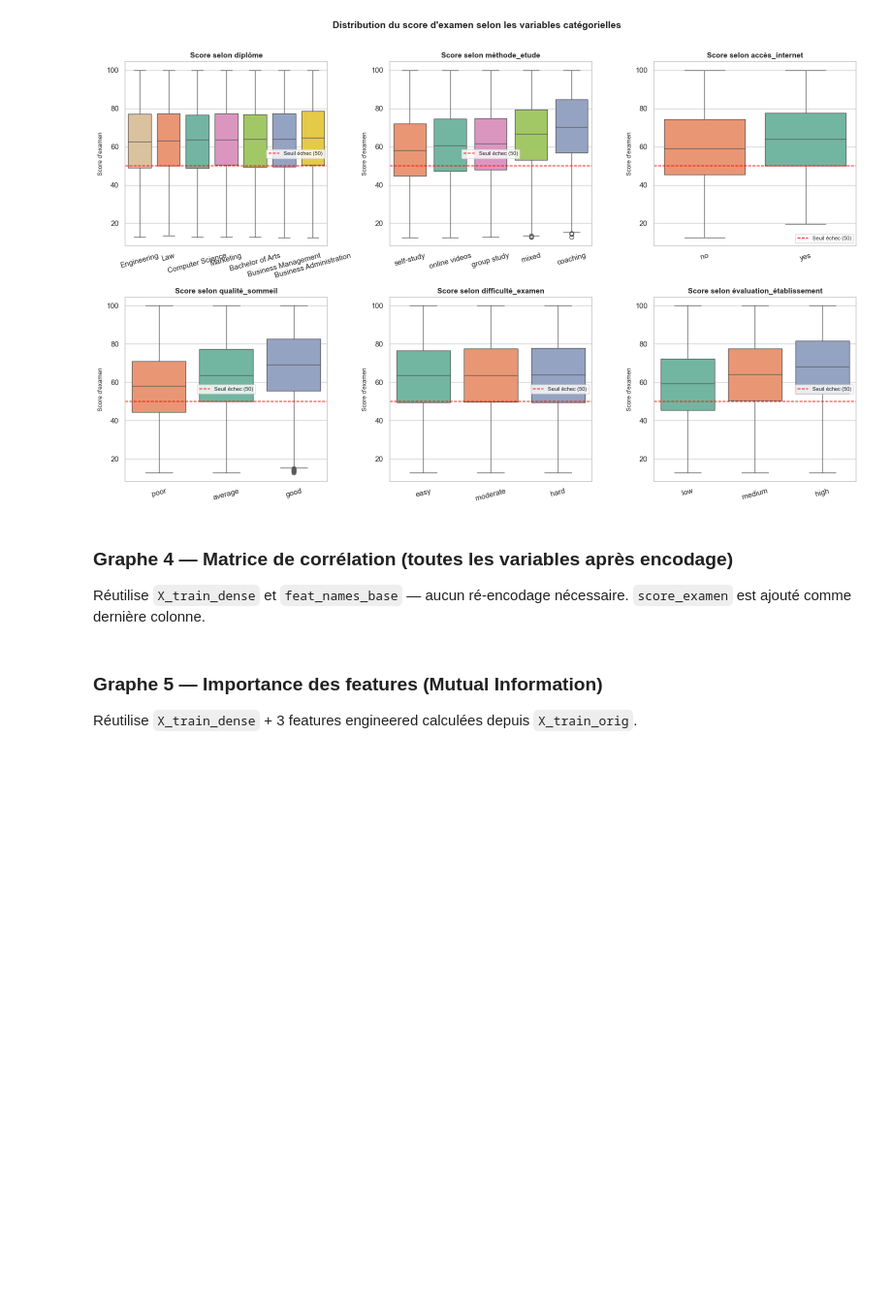
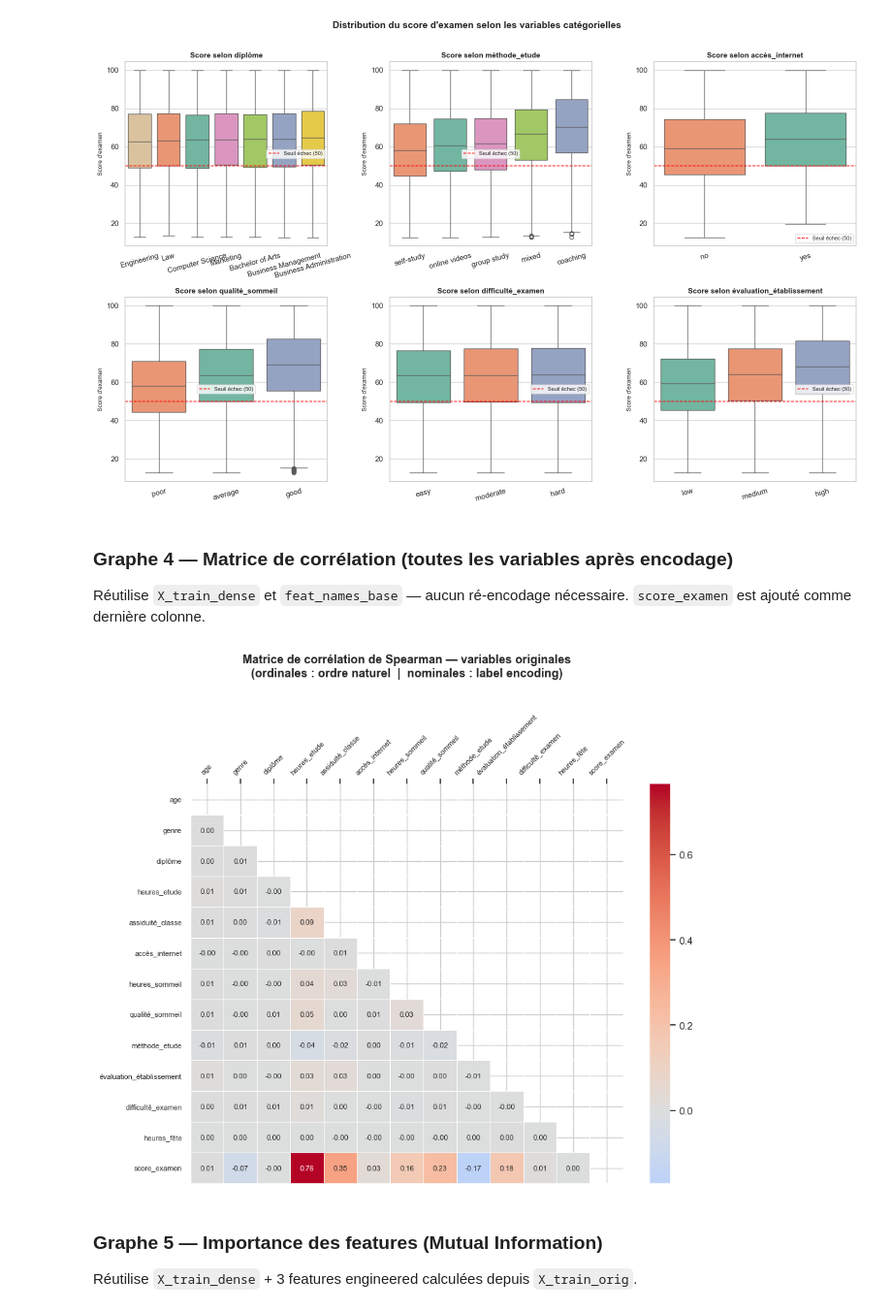
Before and after one commit to 22054/Smart-School-Project, a Jupyter notebook: Graph.ipynb, the cells around one changed output. Shown at 97% size. Drawn from its saved outputs; the diff is of its cells as text; code cells hidden in the pictures; blank space fills up the shorter version.

```diff
--- a/Graph.ipynb
+++ b/Graph.ipynb
@@ -562,7 +562,7 @@ from sklearn.preprocessing import LabelEncoder
 # Choisir le mode d'affichage de la matrice de corrélation :
 #   'compact'  → variables originales (13 colonnes), corrélation Spearman
 #   'expanded' → toutes les colonnes après encodage OHE (27 colonnes), corrélation Pearson
-corr_mode = 'expanded'  # 'compact' ou 'expanded'
+corr_mode = 'compact'
 
 if corr_mode == 'compact':
     df_corr = X_train_orig.copy()
@@ -585,33 +585,35 @@ if corr_mode == 'compact':
     title = 'Matrice de corrélation de Spearman — variables originales\n(ordinales : ordre naturel  |  nominales : label encoding)'
 
 else:  # 'expanded'
     df_corr = pd.DataFrame(X_train_dense, columns=feat_names_base)
     df_corr['score_examen'] = y_train.values
     corr_matrix = df_corr.corr(method='pearson')
     title = 'Matrice de corrélation de Pearson — toutes les colonnes après encodage OHE'
 
 mask = np.triu(np.ones_like(corr_matrix, dtype=bool))
 
 n_feats  = len(df_corr.columns)
 fig_w    = max(10, n_feats * 0.75)
 fig_h    = max(8,  n_feats * 0.65)
 annot_sz = max(6, 11 - n_feats // 4)
 
 fig4, ax4 = plt.subplots(figsize=(fig_w, fig_h))
 sns.heatmap(
     corr_matrix, mask=mask,
     annot=True, fmt='.2f',
     cmap='coolwarm', center=0,
     linewidths=0.4, ax=ax4,
     annot_kws={'size': annot_sz}
 )
 ax4.xaxis.tick_top()
 ax4.xaxis.set_label_position('top')
 ax4.set_title(title, fontsize=13, fontweight='bold', pad=40)
 ax4.tick_params(axis='x', rotation=45, labelsize=annot_sz)
 ax4.tick_params(axis='y', labelsize=annot_sz)
 plt.tight_layout()
 plt.show()
+# %% [output]
+[figure, added]
 # %% [markdown]
 ### Graphe 5 — Importance des features (Mutual Information)
 Réutilise `X_train_dense` + 3 features engineered calculées depuis `X_train_orig`.
```
